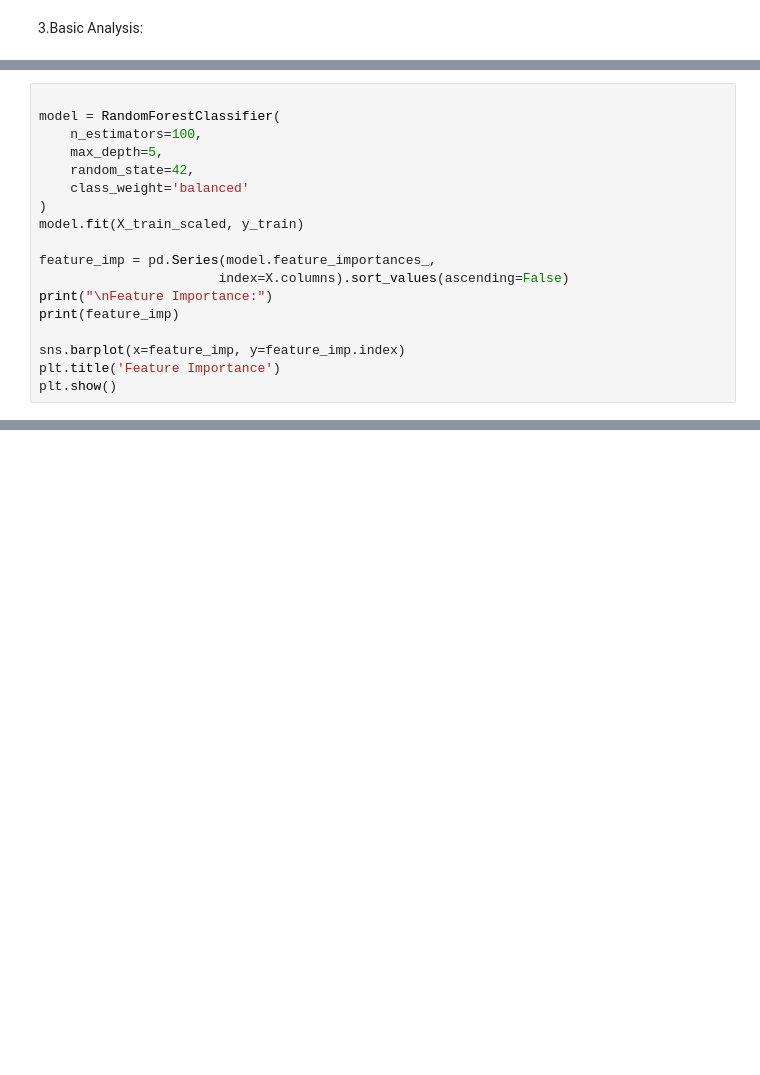
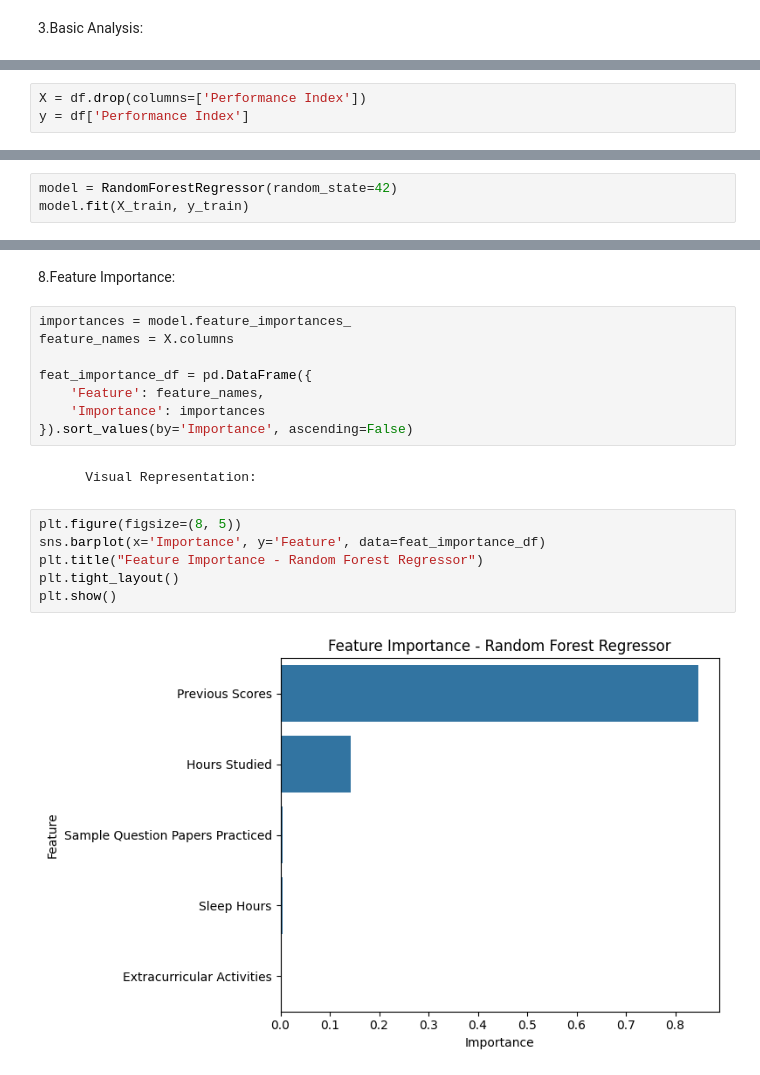
Before and after one commit to sandhiya0147/Data_Science, a Jupyter notebook: modelbuilding.ipynb, the cells around one changed output, grey strips where cells are left out. Saved outputs shown, nothing was run; the diff lists cells and outputs as text; blank space fills up the shorter version.

```diff
--- a/modelbuilding.ipynb
+++ b/modelbuilding.ipynb
@@ -94 +74,4 @@ Correlation: 0.13
+# %%
+X = df.drop(columns=['Performance Index'])
+y = df['Performance Index']
 # %%
@@ -105,18 +78,0 @@ X_test_scaled = scaler.transform(X_test)
-# %%
-
-model = RandomForestClassifier(
-    n_estimators=100,
-    max_depth=5,
-    random_state=42,
-    class_weight='balanced'
-)
-model.fit(X_train_scaled, y_train)
-
-feature_imp = pd.Series(model.feature_importances_,
-                       index=X.columns).sort_values(ascending=False)
-print("\nFeature Importance:")
-print(feature_imp)
-
-sns.barplot(x=feature_imp, y=feature_imp.index)
-plt.title('Feature Importance')
-plt.show()
@@ -136,0 +79,3 @@ Prediction:
+# %%
+model = RandomForestRegressor(random_state=42)
+model.fit(X_train, y_train)
@@ -172,0 +96,20 @@ plt.show()
+# %% [markdown]
+8.Feature Importance:
+# %%
+importances = model.feature_importances_
+feature_names = X.columns
+
+feat_importance_df = pd.DataFrame({
+    'Feature': feature_names,
+    'Importance': importances
+}).sort_values(by='Importance', ascending=False)
+# %% [markdown]
+        Visual Representation:
+# %%
+plt.figure(figsize=(8, 5))
+sns.barplot(x='Importance', y='Feature', data=feat_importance_df)
+plt.title("Feature Importance - Random Forest Regressor")
+plt.tight_layout()
+plt.show()
+# %% [output]
+[figure, added]
```
Also changed, not shown: parts of 30 cells of this notebook.
